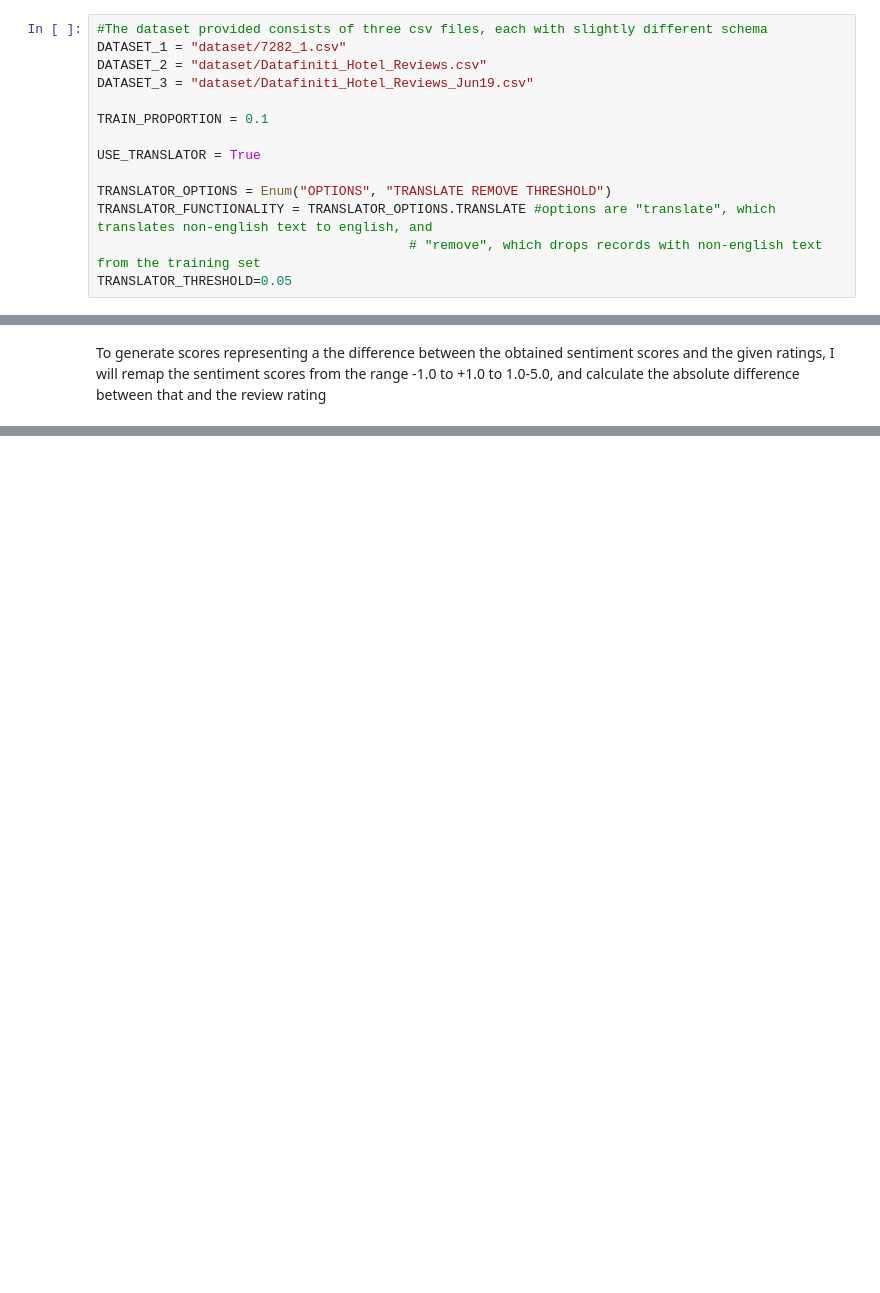
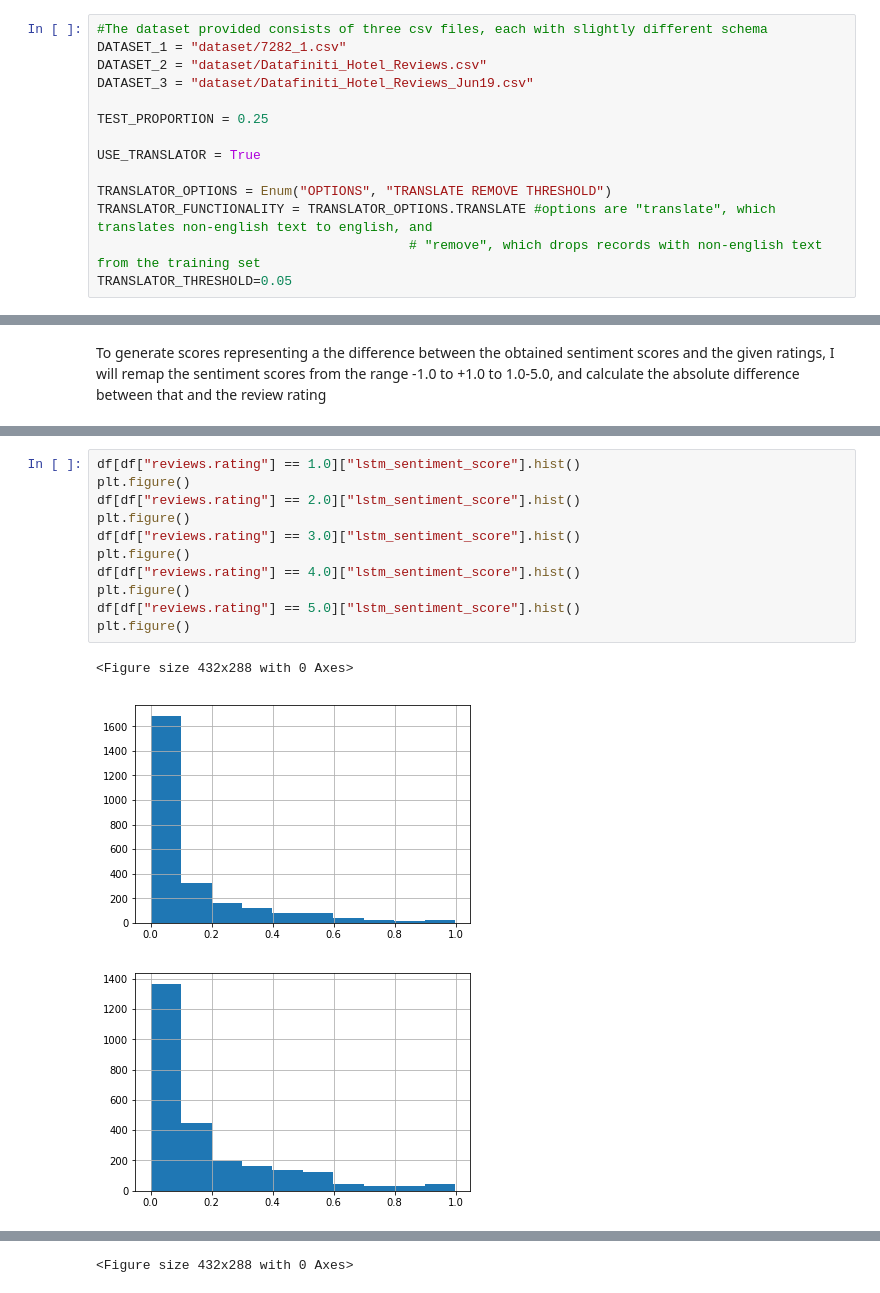
Before and after one commit to SJTButler/hotel-review-analysis, a Jupyter notebook: Hotel Review Analysis.ipynb, the cells around one changed output, grey strips where cells are left out. Saved outputs shown, nothing was run; the diff lists cells and outputs as text; blank space fills up the shorter version.

```diff
--- a/Hotel Review Analysis.ipynb
+++ b/Hotel Review Analysis.ipynb
@@ -33,7 +49,7 @@ DATASET_1 = "dataset/7282_1.csv"
 DATASET_2 = "dataset/Datafiniti_Hotel_Reviews.csv"
 DATASET_3 = "dataset/Datafiniti_Hotel_Reviews_Jun19.csv"
 
-TRAIN_PROPORTION = 0.1
+TEST_PROPORTION = 0.25
 
 USE_TRANSLATOR = True
 
@@ -835,0 +1219,15 @@ print(get_sentiment_difference(-1,5))
+# %%
+df[df["reviews.rating"] == 1.0]["lstm_sentiment_score"].hist()
+plt.figure()
+df[df["reviews.rating"] == 2.0]["lstm_sentiment_score"].hist()
+plt.figure()
+df[df["reviews.rating"] == 3.0]["lstm_sentiment_score"].hist()
+plt.figure()
+df[df["reviews.rating"] == 4.0]["lstm_sentiment_score"].hist()
+plt.figure()
+df[df["reviews.rating"] == 5.0]["lstm_sentiment_score"].hist()
+plt.figure()
+# %% [output]
+<Figure size 432x288 with 0 Axes>
+[figure, added]
+[figure, added]
@@ -835,0 +1237 @@ print(get_sentiment_difference(-1,5))
+<Figure size 432x288 with 0 Axes>
```
Also changed, not shown: parts of 26 cells of this notebook.
